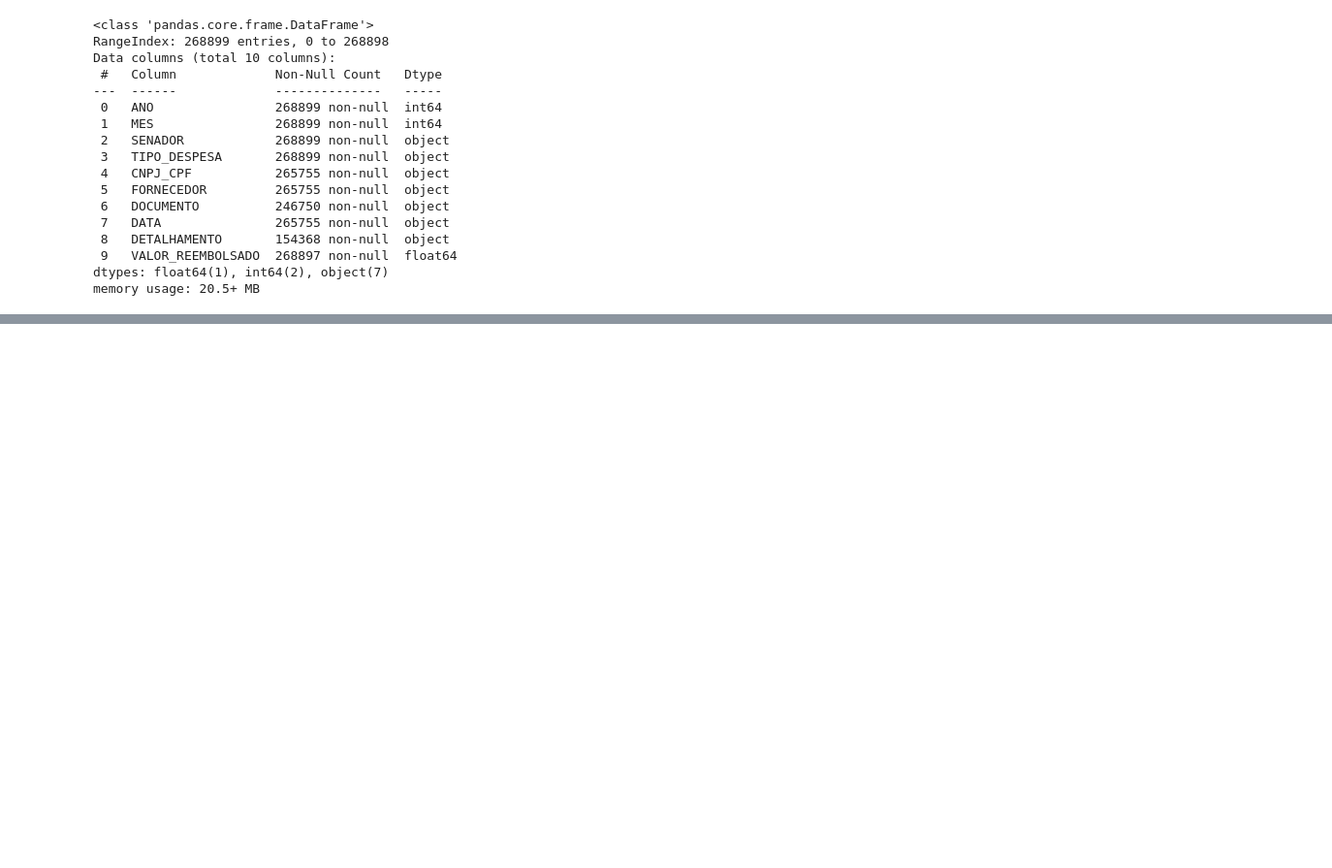
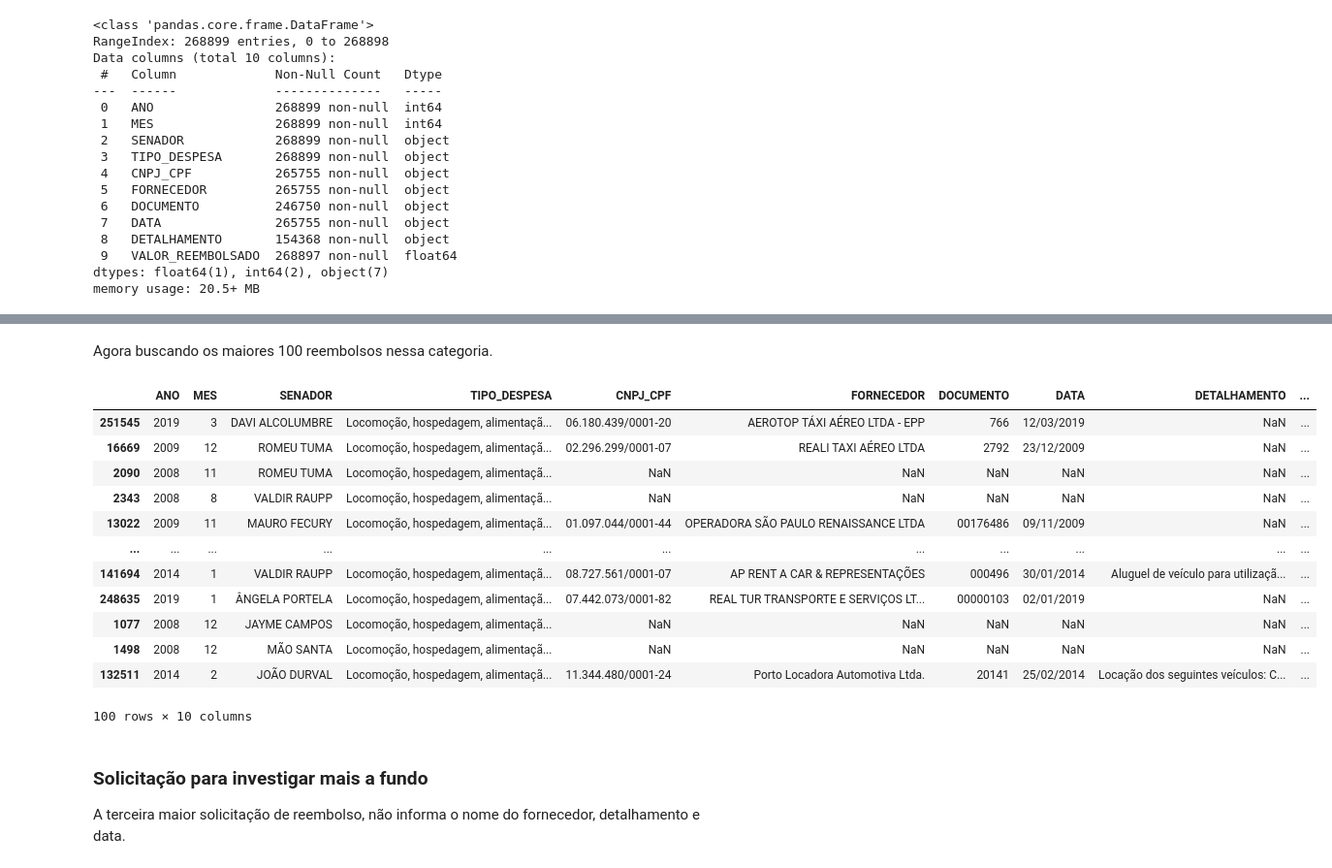
Before and after one commit to francocontigo/analise-reembolso-parlamentar, a Jupyter notebook: AnaliseReembolso.ipynb, the cells around one changed output, grey strips where cells are left out. Shown at 97% size. Drawn from its saved outputs; the diff is of its cells as text; code cells hidden in the pictures; blank space fills up the shorter version.

```diff
--- a/AnaliseReembolso.ipynb
+++ b/AnaliseReembolso.ipynb
@@ -94,0 +126,5 @@ dfCotaParlamentar.describe()
+# %%
+# Preparação do data frame
+df_loc = df_cota_parlamentar[df_cota_parlamentar["TIPO_DESPESA"] == "Locomoção, hospedagem, alimentação, combustíveis e lubrificantes"]
+
+df_loc.head()
@@ -94,0 +166,23 @@ dfCotaParlamentar.describe()
+# %% [markdown]
+Agora buscando os maiores 100 reembolsos nessa categoria.
+# %%
+df_loc_outliers = df_loc.nlargest(100, "VALOR_REEMBOLSADO")
+df_loc_outliers
+# %% [output]
+|  | ANO | MES | SENADOR | TIPO_DESPESA | CNPJ_CPF | FORNECEDOR | DOCUMENTO | DATA | DETALHAMENTO | ... |
+| 251545 | 2019 | 3 | DAVI ALCOLUMBRE | Locomoção, hospedagem, alimentaçã... | 06.180.439/0001-20 | AEROTOP TÁXI AÉREO LTDA - EPP | 766 | 12/03/2019 | NaN | ... |
+| 16669 | 2009 | 12 | ROMEU TUMA | Locomoção, hospedagem, alimentaçã... | 02.296.299/0001-07 | REALI TAXI AÉREO LTDA | 2792 | 23/12/2009 | NaN | ... |
+| 2090 | 2008 | 11 | ROMEU TUMA | Locomoção, hospedagem, alimentaçã... | NaN | NaN | NaN | NaN | NaN | ... |
+| 2343 | 2008 | 8 | VALDIR RAUPP | Locomoção, hospedagem, alimentaçã... | NaN | NaN | NaN | NaN | NaN | ... |
+| 13022 | 2009 | 11 | MAURO FECURY | Locomoção, hospedagem, alimentaçã... | 01.097.044/0001-44 | OPERADORA SÃO PAULO RENAISSANCE LTDA | 00176486 | 09/11/2009 | NaN | ... |
+| ... | ... | ... | ... | ... | ... | ... | ... | ... | ... | ... |
+| 141694 | 2014 | 1 | VALDIR RAUPP | Locomoção, hospedagem, alimentaçã... | 08.727.561/0001-07 | AP RENT A CAR & REPRESENTAÇÕES | 000496 | 30/01/2014 | Aluguel de veículo para utilizaçã... | ... |
+| 248635 | 2019 | 1 | ÂNGELA PORTELA | Locomoção, hospedagem, alimentaçã... | 07.442.073/0001-82 | REAL TUR TRANSPORTE E SERVIÇOS LT... | 00000103 | 02/01/2019 | NaN | ... |
+| 1077 | 2008 | 12 | JAYME CAMPOS | Locomoção, hospedagem, alimentaçã... | NaN | NaN | NaN | NaN | NaN | ... |
+| 1498 | 2008 | 12 | MÃO SANTA | Locomoção, hospedagem, alimentaçã... | NaN | NaN | NaN | NaN | NaN | ... |
+| 132511 | 2014 | 2 | JOÃO DURVAL | Locomoção, hospedagem, alimentaçã... | 11.344.480/0001-24 | Porto Locadora Automotiva Ltda. | 20141 | 25/02/2014 | Locação dos seguintes veículos: C... | ... |
+100 rows × 10 columns
+# %% [markdown]
+### Solicitação para investigar mais a fundo
+
+A terceira maior solicitação de reembolso, não informa o nome do fornecedor, detalhamento e data.
```
Also changed, not shown: parts of 62 cells of this notebook.
